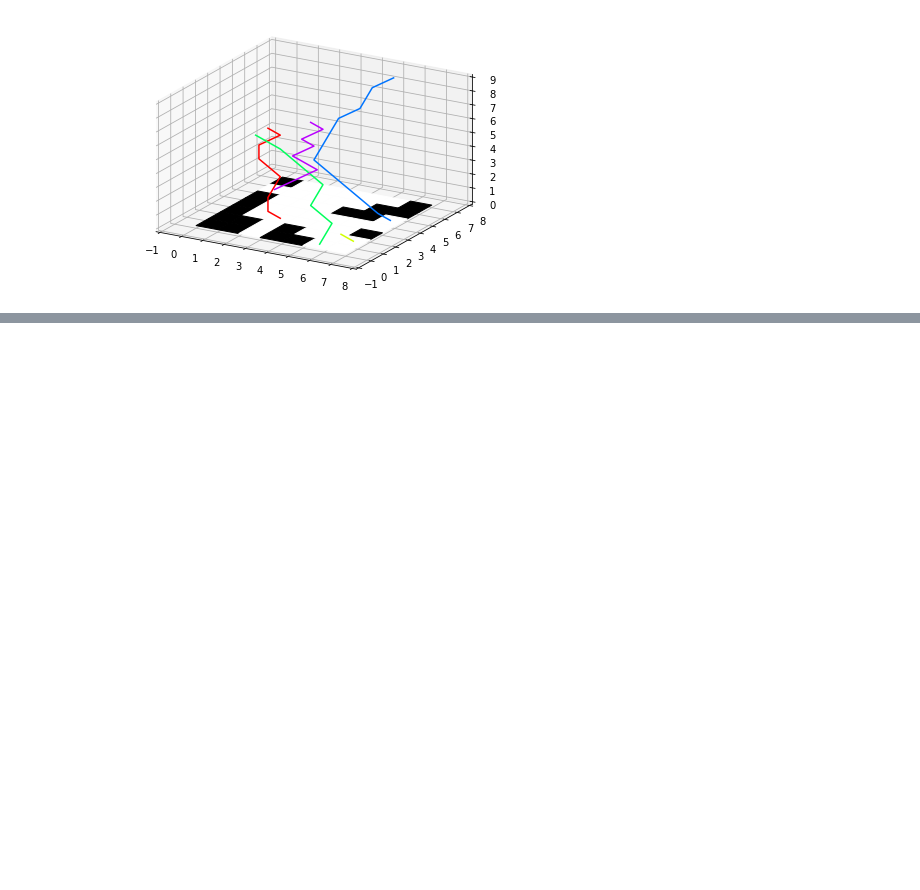
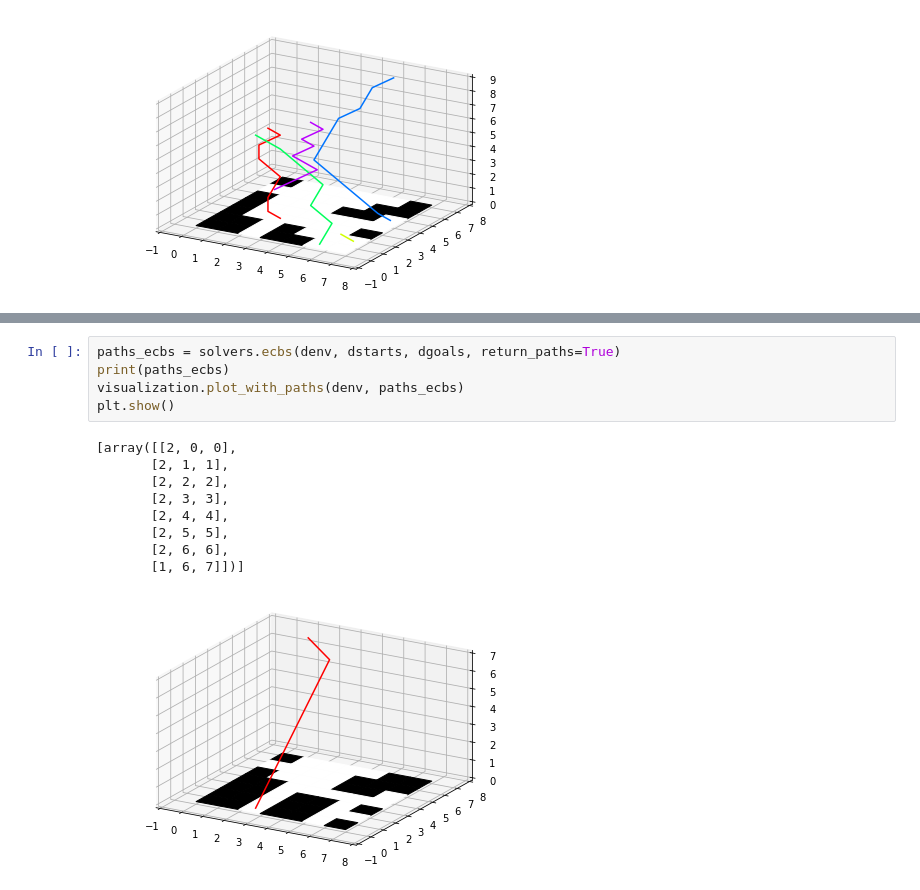
Before and after one commit to ct2034/miriam, a Jupyter notebook: scenarios/scenarios_demo.ipynb, the cells around one changed output, grey strips where cells are left out. Saved outputs shown, nothing was run; the diff lists cells and outputs as text; blank space fills up the shorter version.

```diff
--- a/scenarios/scenarios_demo.ipynb
+++ b/scenarios/scenarios_demo.ipynb
@@ -82,0 +108,15 @@ plt.show()
+# %%
+paths_ecbs = solvers.ecbs(denv, dstarts, dgoals, return_paths=True)
+print(paths_ecbs)
+visualization.plot_with_paths(denv, paths_ecbs)
+plt.show()
+# %% [output]
+[array([[2, 0, 0],
+       [2, 1, 1],
+       [2, 2, 2],
+       [2, 3, 3],
+       [2, 4, 4],
+       [2, 5, 5],
+       [2, 6, 6],
+       [1, 6, 7]])]
+[figure, added]
```
Also changed, not shown: parts of 5 cells of this notebook.
